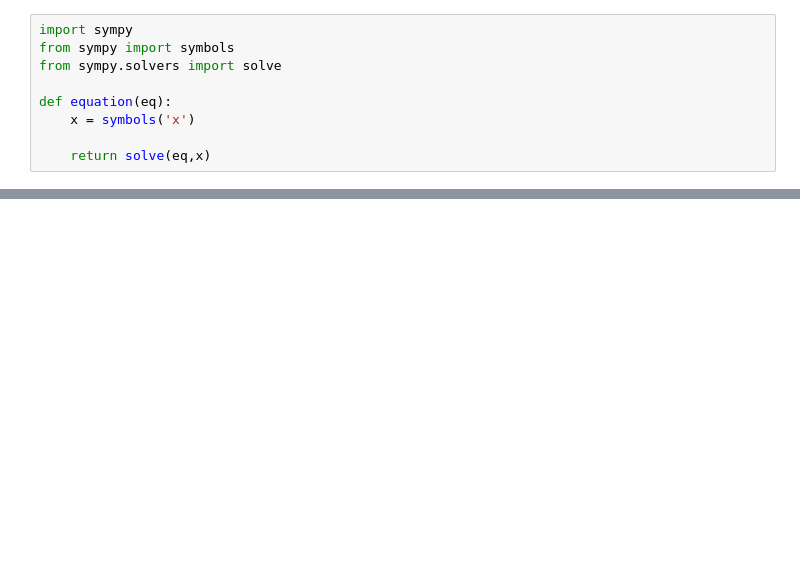
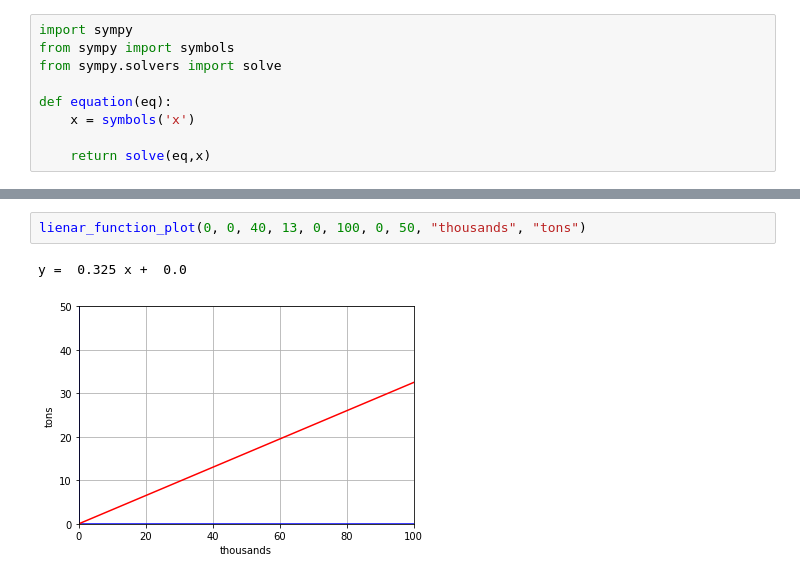
Before and after one commit to jayr0n/algebrawithpython, a Jupyter notebook: week5/linear_function.ipynb, the cells around one changed output, grey strips where cells are left out. Drawn from its saved outputs; the diff is of its cells as text; blank space fills up the shorter version.

```diff
--- a/week5/linear_function.ipynb
+++ b/week5/linear_function.ipynb
@@ -103,0 +182,5 @@ plt.show()
+# %%
+lienar_function_plot(0, 0, 40, 13, 0, 100, 0, 50, "thousands", "tons")
+# %% [output]
+y =  0.325 x +  0.0
+[figure, added]
```
Also changed, not shown: parts of 6 cells of this notebook.
